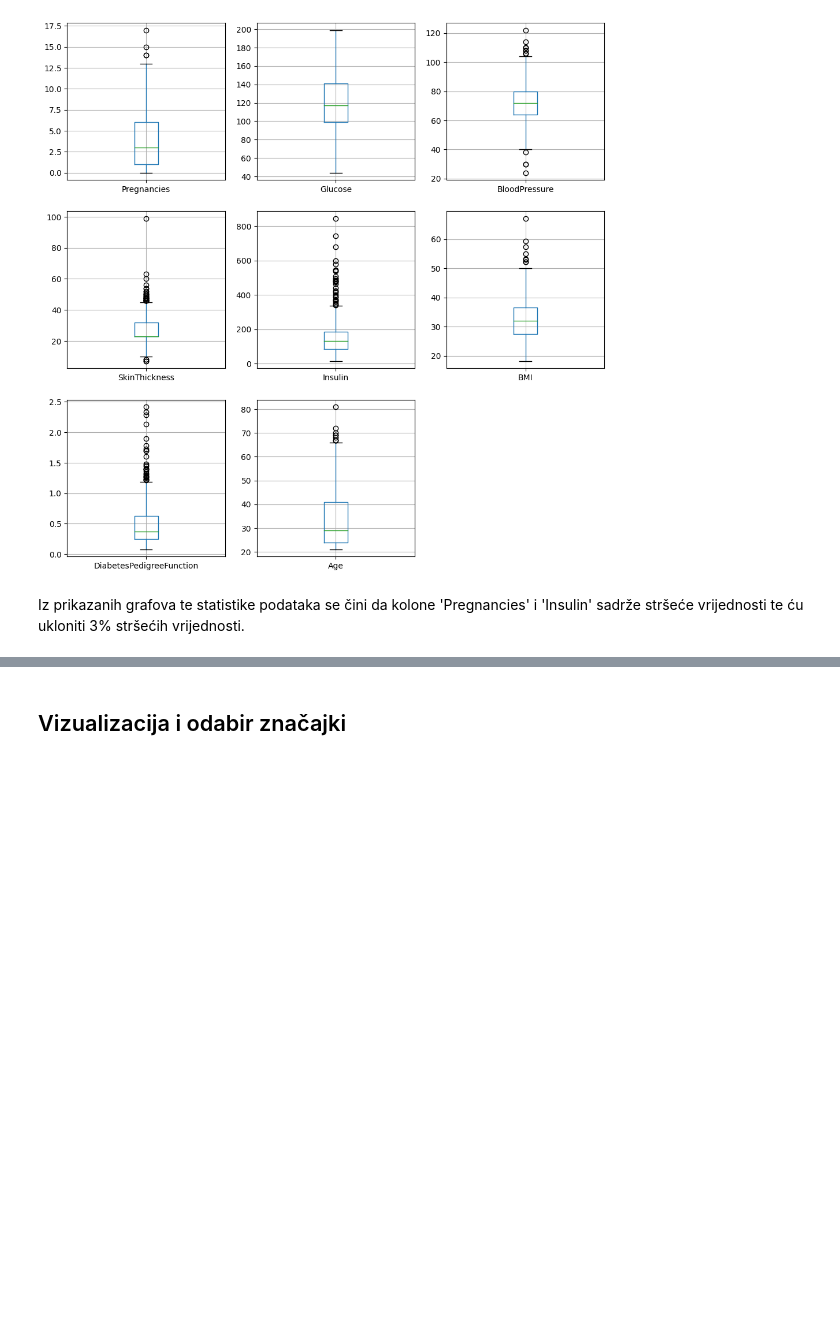
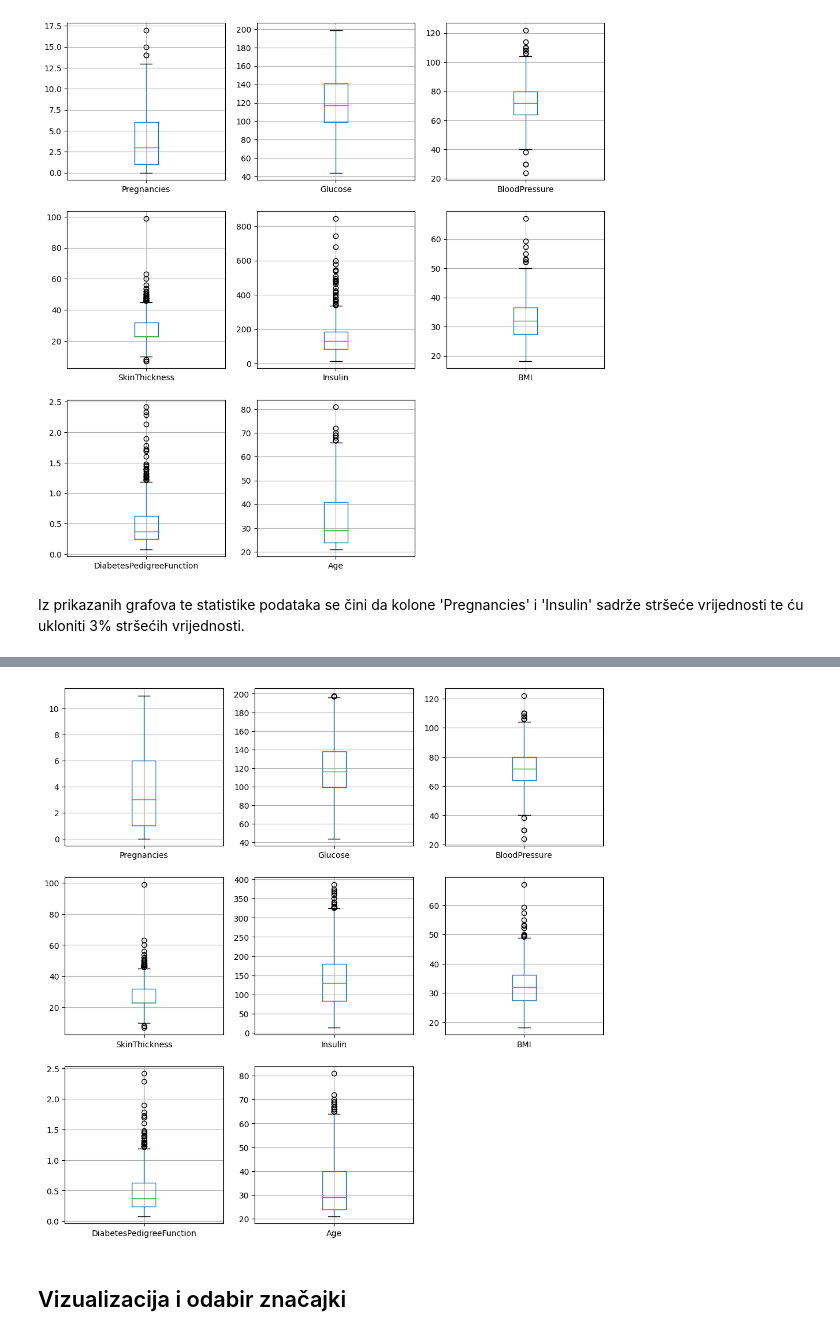
Before and after one commit to pb7932/UZOP, a Jupyter notebook: UZOP_PetarBenjak_diabetes.ipynb, the cells around one changed output, grey strips where cells are left out. Drawn from its saved outputs; the diff is of its cells as text; code cells hidden in the pictures; blank space fills up the shorter version.

Commit message:
Adding more visualizations

```diff
--- a/UZOP_PetarBenjak_diabetes.ipynb
+++ b/UZOP_PetarBenjak_diabetes.ipynb
@@ -255,3 +255,11 @@ df.describe()
+# %%
+plt.figure(figsize=(12,12))
+
+for col,i in zip(df.columns, range(1, len(df.columns))):
+    plt.subplot(3,3,i)
+    df[[col]].boxplot()
+# %% [output]
+[figure, added]
 # %% [markdown]
 ## Vizualizacija i odabir značajki
 # %%
```
Also changed, not shown: parts of 10 cells of this notebook.
